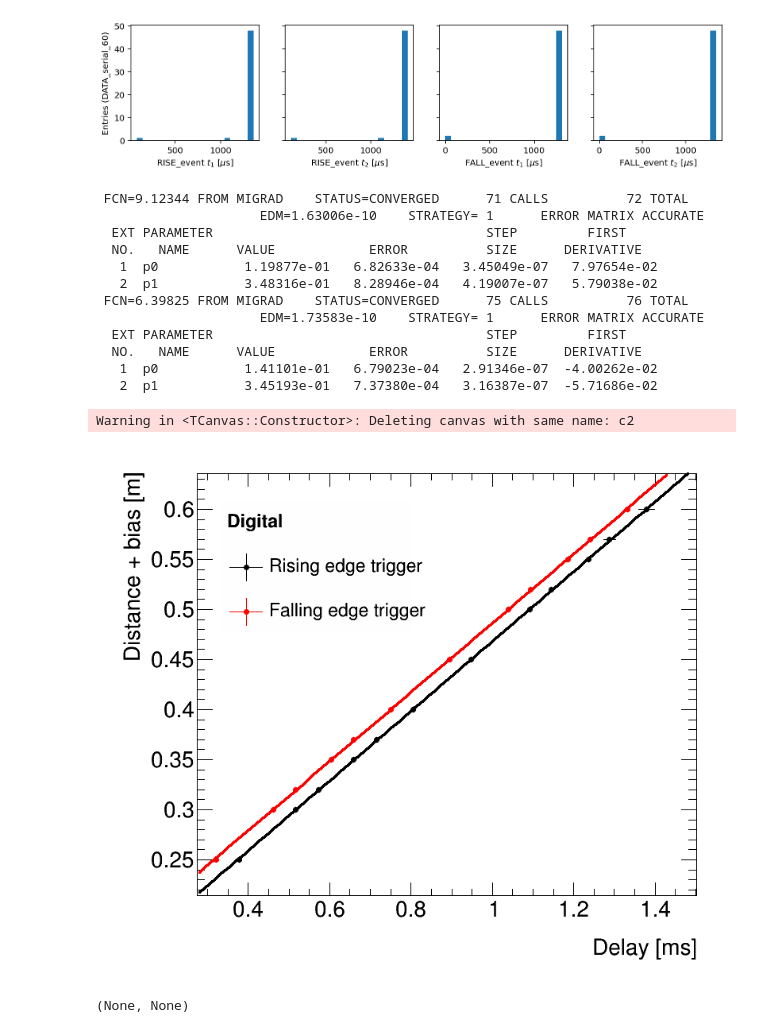
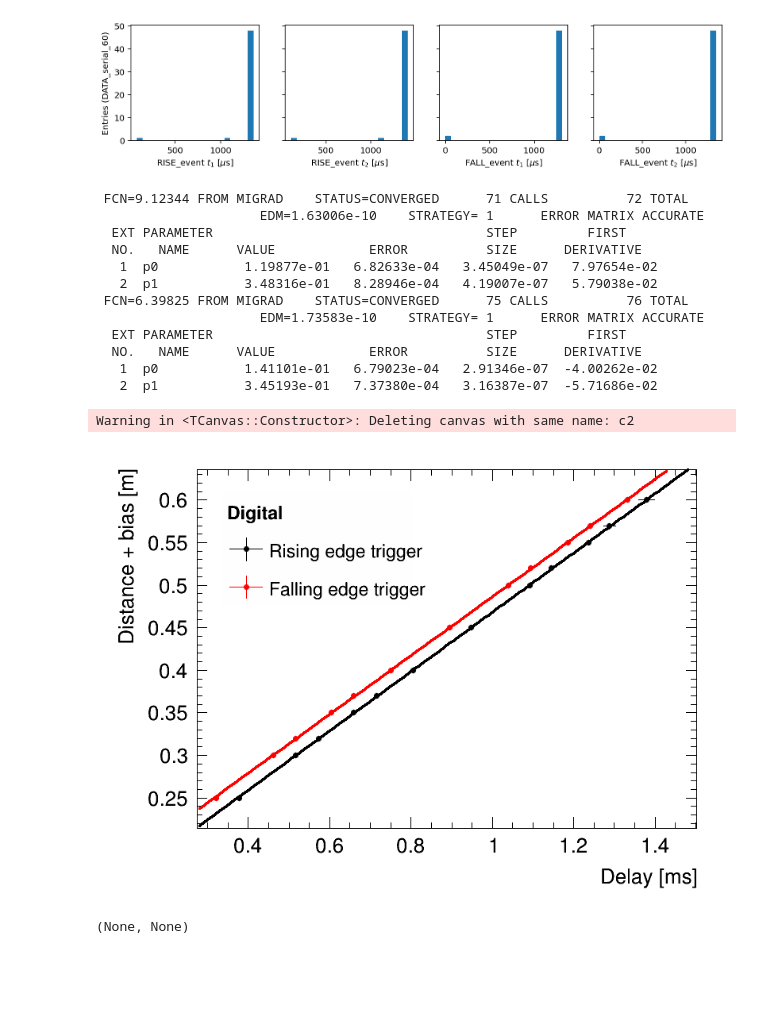
Before and after one commit to mattiasotgia/Lab2, a Jupyter notebook: esperienza_6__velocita_suono/analisi_dati/220413__analisi_dati_sspd.ipynb, the cells around one changed output. Saved outputs shown, nothing was run; the diff lists cells and outputs as text; code cells hidden in the pictures; blank space fills up the shorter version.

```diff
--- a/esperienza_6__velocita_suono/analisi_dati/220413__analisi_dati_sspd.ipynb
+++ b/esperienza_6__velocita_suono/analisi_dati/220413__analisi_dati_sspd.ipynb
@@ -29,7 +29,7 @@ ROOT.gSystem.Load('/usr/local/lib/libLabTools')
 ROOT.gInterpreter.ProcessLine('''#include<LabPlot.h>
 #include<LabStat.h>''')
 
-ROOT.set_atlas_style(30)
+ROOT.set_atlas_style(28)
 # %% [output]
 Applying ATLAS style settings
 # %% [markdown]
@@ -314,38 +314,38 @@ f_fall_digital.SetLineColor(ROOT.kRed)
 # %%
 %jsroot off
 
-c2 = TCanvas('c2', '', 800, 700)
+c2 = TCanvas('c2', '', 800, 600)
 l = ROOT.TLegend(0.2, 0.65, 0.5, 0.9)
 l.SetFillColorAlpha(0, 0.75)
 l.SetTextSize(25)
 l.SetHeader('#bf{Digital} #it{}')
 
 l.AddEntry(rise_digital, 'Rising edge trigger', 'LPE')
 l.AddEntry(fall_digital, 'Falling edge trigger', 'LPE')
 
 rise_digital.Draw('ap')
 rise_digital.Fit('rise_digital')
 
 fall_digital.Draw('p')
 fall_digital.Fit('fall_digital')
 
 l.Draw()
 c2.Draw()
 # %% [output]
  FCN=9.12344 FROM MIGRAD    STATUS=CONVERGED      71 CALLS          72 TOTAL
                      EDM=1.63006e-10    STRATEGY= 1      ERROR MATRIX ACCURATE
   EXT PARAMETER                                   STEP         FIRST
   NO.   NAME      VALUE            ERROR          SIZE      DERIVATIVE
    1  p0           1.19877e-01   6.82633e-04   3.45049e-07   7.97654e-02
    2  p1           3.48316e-01   8.28946e-04   4.19007e-07   5.79038e-02
  FCN=6.39825 FROM MIGRAD    STATUS=CONVERGED      75 CALLS          76 TOTAL
                      EDM=1.73583e-10    STRATEGY= 1      ERROR MATRIX ACCURATE
   EXT PARAMETER                                   STEP         FIRST
   NO.   NAME      VALUE            ERROR          SIZE      DERIVATIVE
    1  p0           1.41101e-01   6.79023e-04   2.91346e-07  -4.00262e-02
    2  p1           3.45193e-01   7.37380e-04   3.16387e-07  -5.71686e-02
 Warning in <TCanvas::Constructor>: Deleting canvas with same name: c2
-[figure, old version]
+[figure, new version]
 # %%
 ROOT.logs.print_stat(f_rise_digital), ROOT.logs.print_stat(f_fall_digital)
 # %% [output]
```
Also changed, not shown: parts of 4 cells of this notebook, 5 other files.
